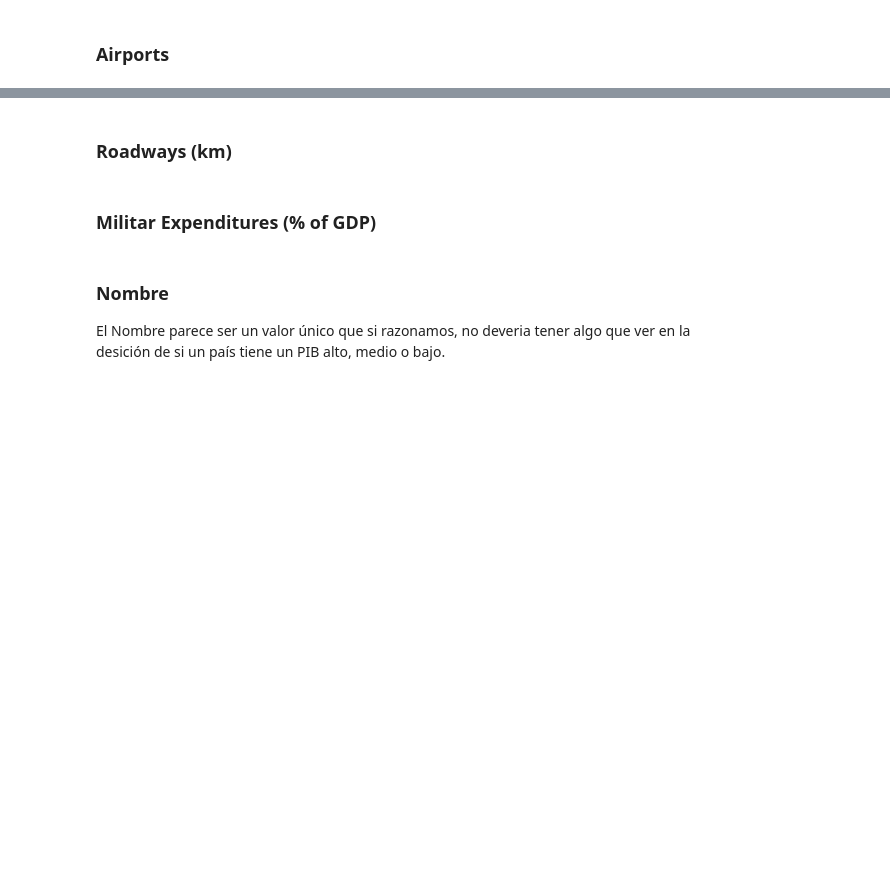
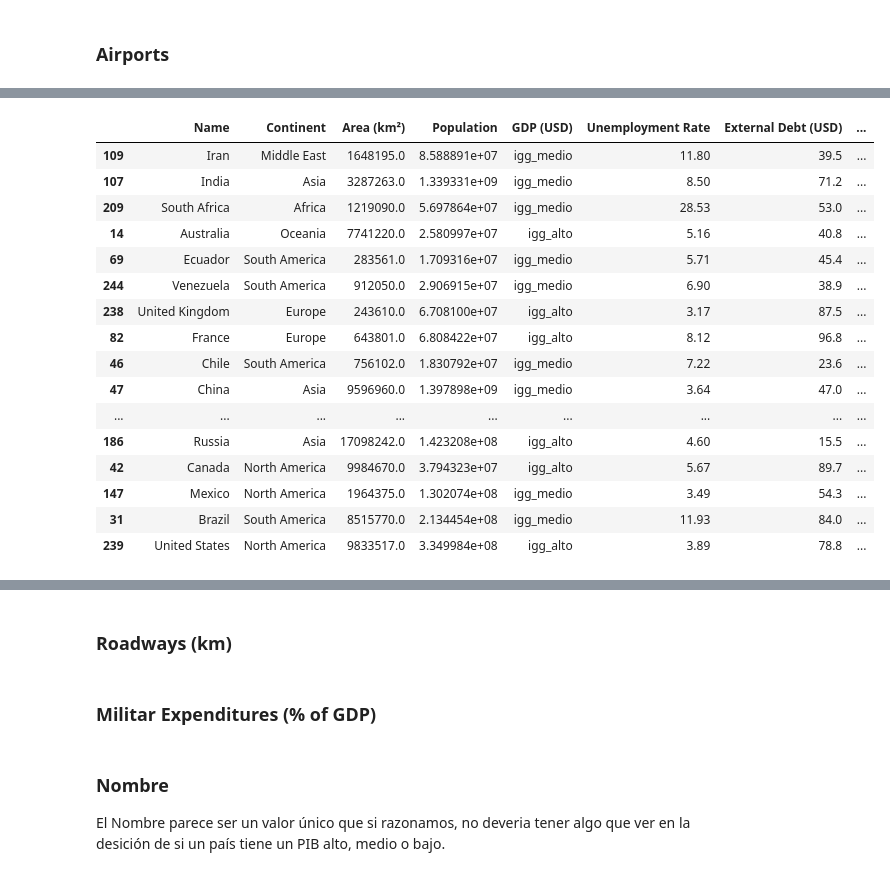
Before and after one commit to dui-luis-alberto-37/sklearn_cross_vall, a Jupyter notebook: Proyecto2_LuisAlbertoGarciaOrozco.ipynb, the cells around one changed output, grey strips where cells are left out. Drawn from its saved outputs; the diff is of its cells as text; code cells hidden in the pictures; blank space fills up the shorter version.

```diff
--- a/Proyecto2_LuisAlbertoGarciaOrozco.ipynb
+++ b/Proyecto2_LuisAlbertoGarciaOrozco.ipynb
@@ -412,0 +425,20 @@ df['Internet Users']/df['Population']*100, df['Internet Users Percentage of Popu
+# %%
+df[df[col] > 300].sort_values(col)
+# %% [output]
+|  | Name | Continent | Area (km²) | Population | GDP (USD) | Unemployment Rate | External Debt (USD) | ... |
+| 109 | Iran | Middle East | 1648195.0 | 8.588891e+07 | igg_medio | 11.80 | 39.5 | ... |
+| 107 | India | Asia | 3287263.0 | 1.339331e+09 | igg_medio | 8.50 | 71.2 | ... |
+| 209 | South Africa | Africa | 1219090.0 | 5.697864e+07 | igg_medio | 28.53 | 53.0 | ... |
+| 14 | Australia | Oceania | 7741220.0 | 2.580997e+07 | igg_alto | 5.16 | 40.8 | ... |
+| 69 | Ecuador | South America | 283561.0 | 1.709316e+07 | igg_medio | 5.71 | 45.4 | ... |
+| 244 | Venezuela | South America | 912050.0 | 2.906915e+07 | igg_medio | 6.90 | 38.9 | ... |
+| 238 | United Kingdom | Europe | 243610.0 | 6.708100e+07 | igg_alto | 3.17 | 87.5 | ... |
+| 82 | France | Europe | 643801.0 | 6.808422e+07 | igg_alto | 8.12 | 96.8 | ... |
+| 46 | Chile | South America | 756102.0 | 1.830792e+07 | igg_medio | 7.22 | 23.6 | ... |
+| 47 | China | Asia | 9596960.0 | 1.397898e+09 | igg_medio | 3.64 | 47.0 | ... |
+| ... | ... | ... | ... | ... | ... | ... | ... | ... |
+| 186 | Russia | Asia | 17098242.0 | 1.423208e+08 | igg_alto | 4.60 | 15.5 | ... |
+| 42 | Canada | North America | 9984670.0 | 3.794323e+07 | igg_alto | 5.67 | 89.7 | ... |
+| 147 | Mexico | North America | 1964375.0 | 1.302074e+08 | igg_medio | 3.49 | 54.3 | ... |
+| 31 | Brazil | South America | 8515770.0 | 2.134454e+08 | igg_medio | 11.93 | 84.0 | ... |
+| 239 | United States | North America | 9833517.0 | 3.349984e+08 | igg_alto | 3.89 | 78.8 | ... |
```
Also changed, not shown: parts of 9 cells of this notebook.
